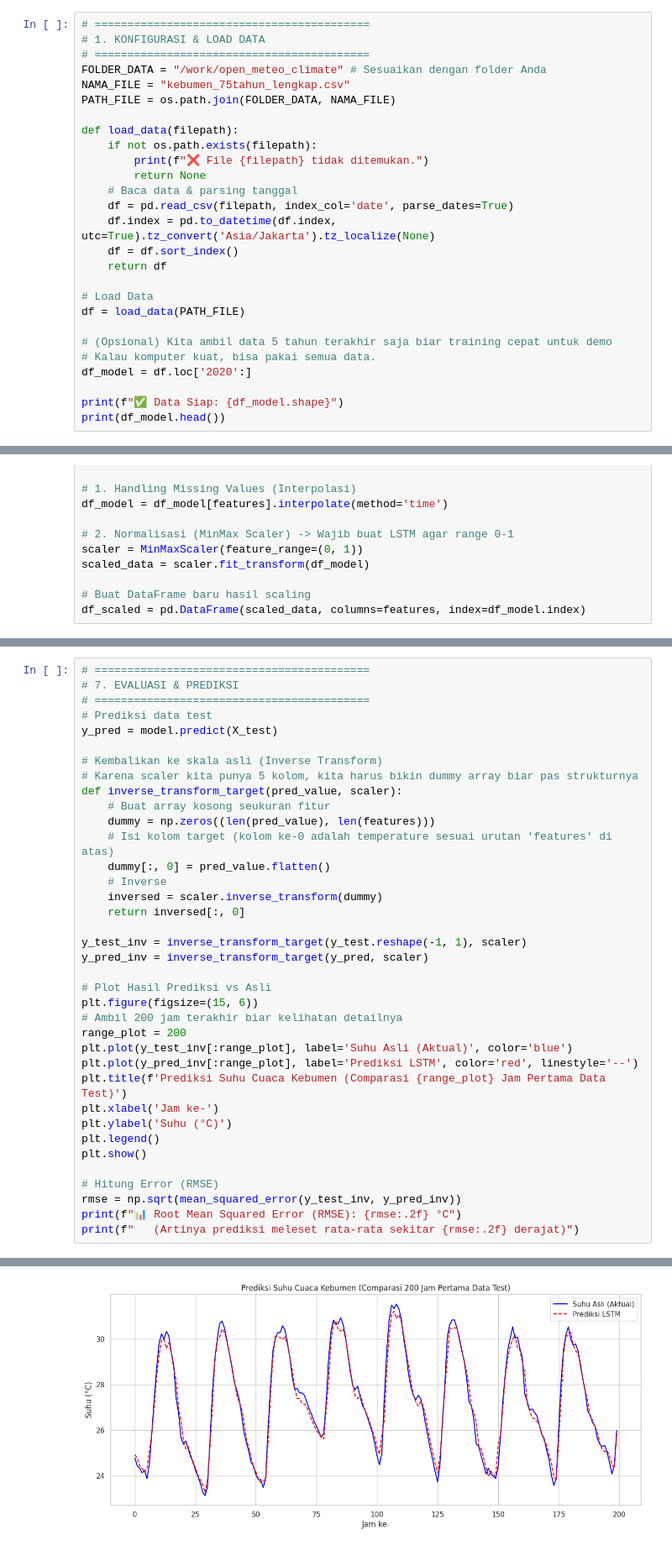
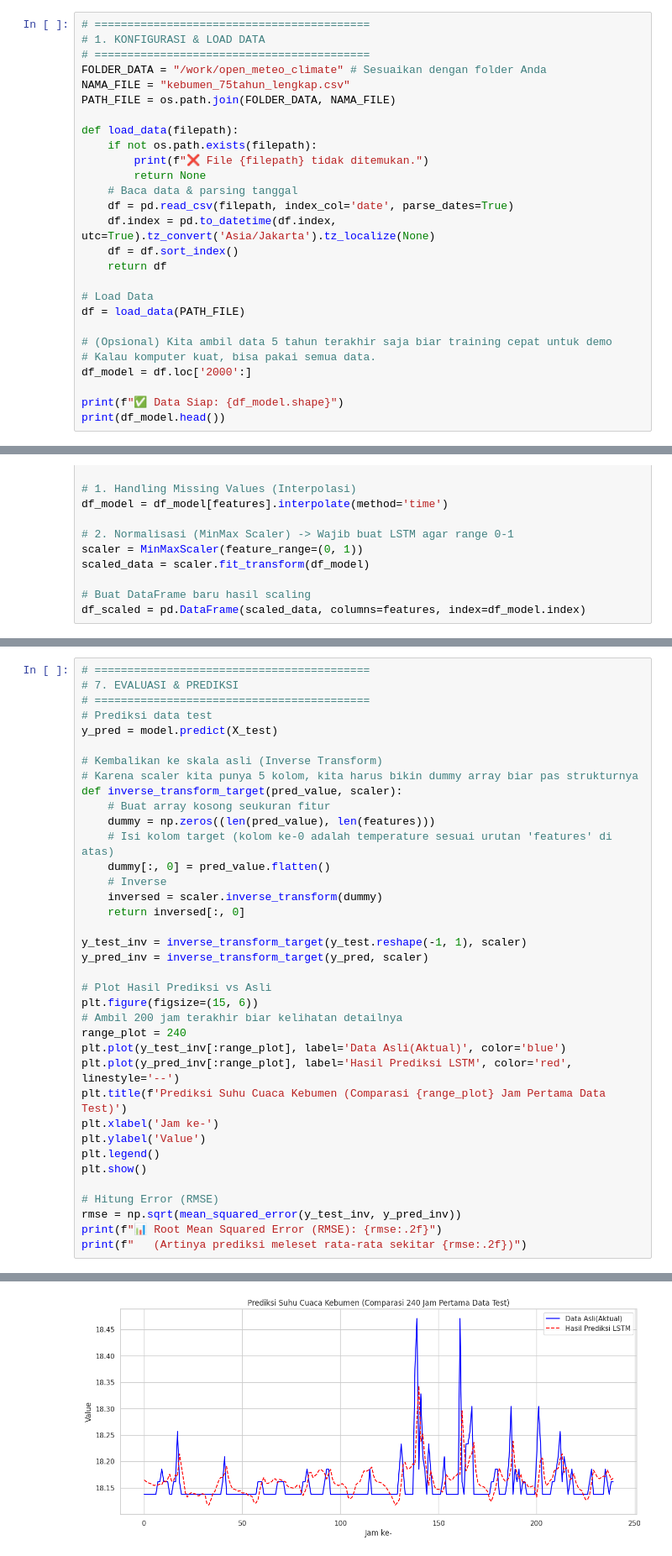
Before and after one commit to evanalif113/Penelitian-Tensorflow, a Jupyter notebook: Analisis_Meteorologi/Model Prediksi.ipynb, the cells around one changed output, grey strips where cells are left out. Shown at 84% size. Saved outputs shown, nothing was run; the diff lists cells and outputs as text.

```diff
--- a/Analisis_Meteorologi/Model Prediksi.ipynb
+++ b/Analisis_Meteorologi/Model Prediksi.ipynb
@@ -43,7 +43,7 @@ df = load_data(PATH_FILE)
 
 # (Opsional) Kita ambil data 5 tahun terakhir saja biar training cepat untuk demo
 # Kalau komputer kuat, bisa pakai semua data.
-df_model = df.loc['2020':]
+df_model = df.loc['2000':]
 
 print(f"✅ Data Siap: {df_model.shape}")
 print(df_model.head())
@@ -229,17 +219,17 @@ y_pred_inv = inverse_transform_target(y_pred, scaler)
 # Plot Hasil Prediksi vs Asli
 plt.figure(figsize=(15, 6))
 # Ambil 200 jam terakhir biar kelihatan detailnya
-range_plot = 200
-plt.plot(y_test_inv[:range_plot], label='Suhu Asli (Aktual)', color='blue')
-plt.plot(y_pred_inv[:range_plot], label='Prediksi LSTM', color='red', linestyle='--')
+range_plot = 240
+plt.plot(y_test_inv[:range_plot], label='Data Asli(Aktual)', color='blue')
+plt.plot(y_pred_inv[:range_plot], label='Hasil Prediksi LSTM', color='red', linestyle='--')
 plt.title(f'Prediksi Suhu Cuaca Kebumen (Comparasi {range_plot} Jam Pertama Data Test)')
 plt.xlabel('Jam ke-')
-plt.ylabel('Suhu (°C)')
+plt.ylabel('Value')
 plt.legend()
 plt.show()
 
 # Hitung Error (RMSE)
 rmse = np.sqrt(mean_squared_error(y_test_inv, y_pred_inv))
-print(f"📊 Root Mean Squared Error (RMSE): {rmse:.2f} °C")
-print(f"   (Artinya prediksi meleset rata-rata sekitar {rmse:.2f} derajat)")
+print(f"📊 Root Mean Squared Error (RMSE): {rmse:.2f}")
+print(f"   (Artinya prediksi meleset rata-rata sekitar {rmse:.2f})")
 # %% [output]
@@ -247 +237 @@ print(f"   (Artinya prediksi meleset rata-rata sekitar {rmse:.2f} derajat)")
-[figure, old version]
+[figure, new version]
```
Also changed, not shown: parts of 6 cells of this notebook.
